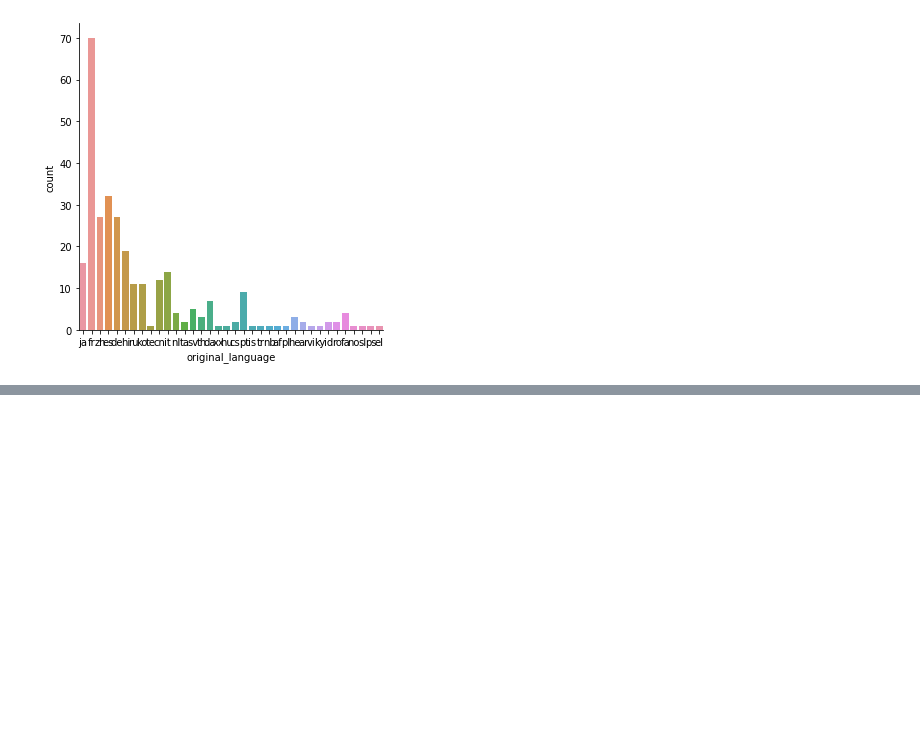
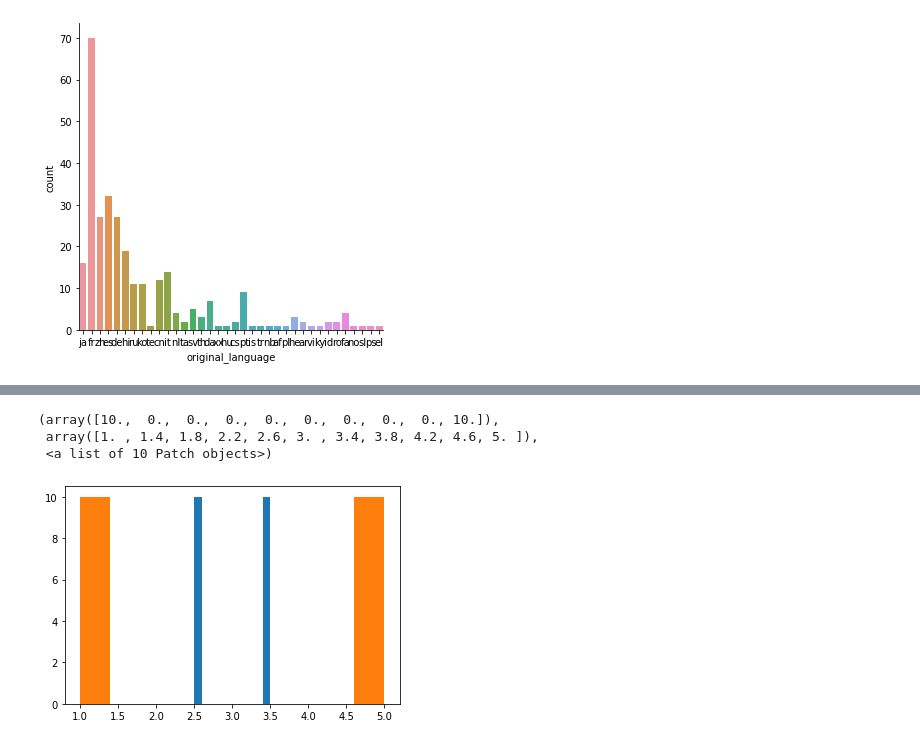
Before and after one commit to GabrielTB1/Data-Science-analise-e-visualizacao-de-dados, a Jupyter notebook: Data_Science_analise_e_visualizacao_de_dados.ipynb, the cells around one changed output, grey strips where cells are left out. Saved outputs shown, nothing was run; the diff lists cells and outputs as text; code cells hidden in the pictures; blank space fills up the shorter version.

```diff
--- a/Data_Science_analise_e_visualizacao_de_dados.ipynb
+++ b/Data_Science_analise_e_visualizacao_de_dados.ipynb
@@ -317,0 +340,5 @@ sns.catplot(x = "original_language", kind = "count",
+# %%
+import numpy as np
+
+filme1 = np.append(np.array([2.5] * 10),np.array([3.5] * 10))
+filme2 = np.append(np.array([5] * 10),np.array([1] * 10))
@@ -317,0 +353,8 @@ sns.catplot(x = "original_language", kind = "count",
+# %%
+plt.hist(filme1)
+plt.hist(filme2)
+# %% [output]
+(array([10.,  0.,  0.,  0.,  0.,  0.,  0.,  0.,  0., 10.]),
+ array([1. , 1.4, 1.8, 2.2, 2.6, 3. , 3.4, 3.8, 4.2, 4.6, 5. ]),
+ <a list of 10 Patch objects>)
+[figure, added]
```
Also changed, not shown: parts of 9 cells of this notebook.
